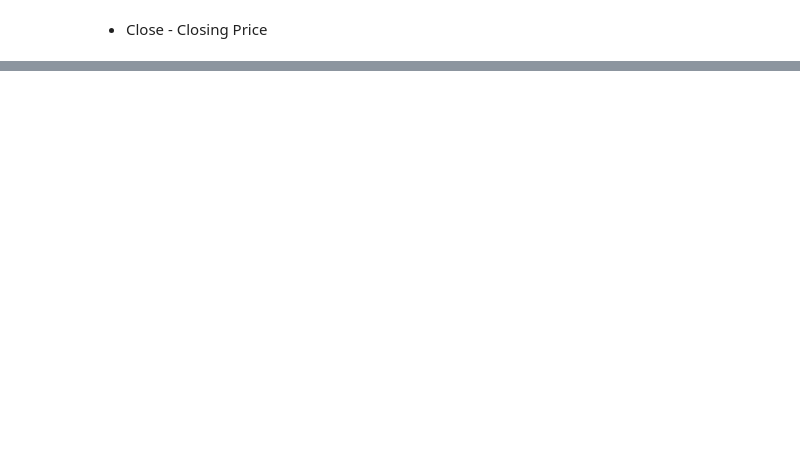
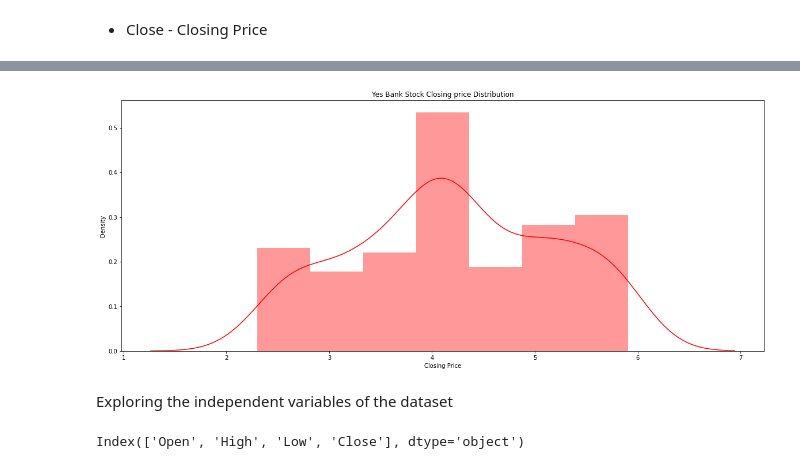
Before and after one commit to Shyam-S-Mishra/Shyam-S-Mishra-Supervised_ML_Capstone_Project_Regression, a Jupyter notebook: Shyam_Shubham_Mishra_Supervised_ML_Capstone_Project_Regression.ipynb, the cells around one changed output, grey strips where cells are left out. Saved outputs shown, nothing was run; the diff lists cells and outputs as text; code cells hidden in the pictures; blank space fills up the shorter version.

```diff
--- a/Shyam_Shubham_Mishra_Supervised_ML_Capstone_Project_Regression.ipynb
+++ b/Shyam_Shubham_Mishra_Supervised_ML_Capstone_Project_Regression.ipynb
@@ -170,0 +192,17 @@ dtype: int64
+# %%
+# Here, it is precise that the variable is right skewed. Hence we'll use log tranformation make the distribution more Gaussian looking.
+
+plt.figure(figsize=(20,8))
+sns.distplot(np.log(dataset['Close']),color="red")
+plt.title('Yes Bank Stock Closing price Distribution')
+plt.xlabel('Closing Price')
+plt.show()
+# %% [output]
+[figure, added]
+# %% [markdown]
+Exploring the independent variables of the dataset
+# %%
+numeric_features = dataset.describe().columns
+numeric_features
+# %% [output]
+Index(['Open', 'High', 'Low', 'Close'], dtype='object')
```
Also changed, not shown: parts of 12 cells of this notebook.
